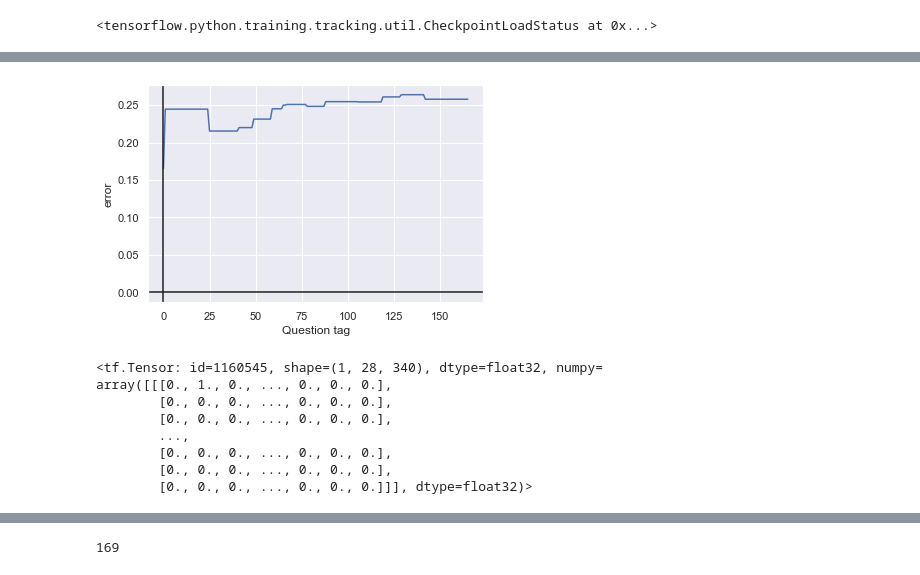
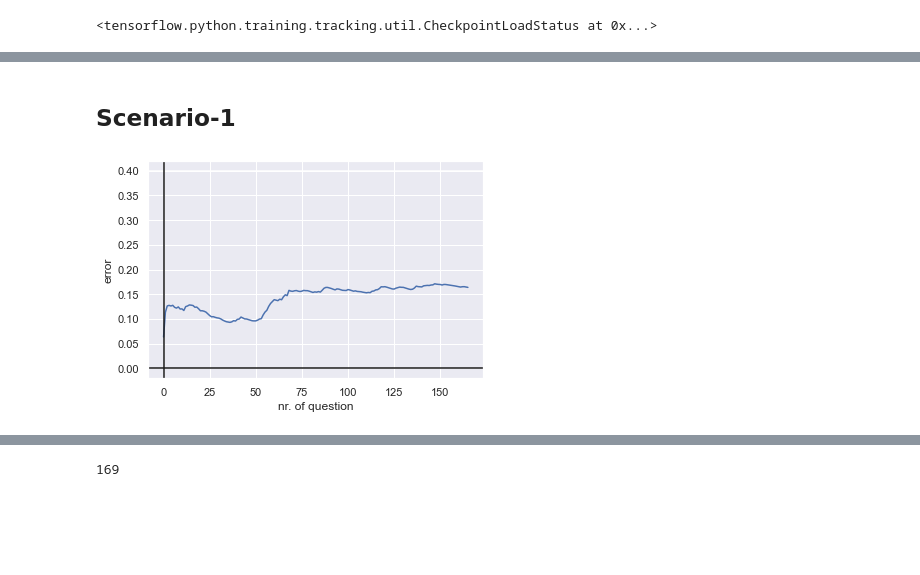
Before and after one commit to CemalYet/Modeling-Students-Knowledge-with-Neural-Approach-in-AI, a Jupyter notebook: examples/MOOC_170.ipynb, the cells around one changed output, grey strips where cells are left out. Drawn from its saved outputs; the diff is of its cells as text; code cells hidden in the pictures; blank space fills up the shorter version.

```diff
--- a/examples/MOOC_170.ipynb
+++ b/examples/MOOC_170.ipynb
@@ -306,14 +234,13 @@ plt.show()
-# %%
-a2=[4,28,44,52,62,68,70,81,91,109,122,132,145,169]
-err_=err_calculation_matrix/err_counter_matrix
-err_=np.nan_to_num(err_)
-a1=np.zeros((170,1))
-a1[0:10]=1
-a1[0:10]
-flr=0
-for i in a2:
-    ciel=i+1
-
-    val=sum(err_[flr :ciel])/(ciel-flr)
-    a1[flr :ciel]=val
-    flr=ciel
+# %% [markdown]
+## Scenario-1
+# %%
+def return_question_sample_correct(end):
+    """
+    This function creates virtual
+    student who answers 170 questions
+    correctly
+    """
+    dummy_input=np.zeros((1,end,340))
+    for i in range (end):
+        dummy_input[0][i][2*i+1] = 1
+    return dummy_input
@@ -320,21 +253,24 @@ for i in a2:
+# %%
+# Calculates error value for sequentially answered questions
+from tensorflow_core import float32
+err_list=[]
+for answer in student_answers:
+    # print(answer.shape)
+    answer_tensor = tf.convert_to_tensor(answer,dtype=float32)
+    answer_prediction = student_model.predict(answer_tensor)
+    x,y,z = answer_prediction.shape
+    total=0
+    for i in range(y-1):
+        total=abs(answer_prediction[0][i][i]-1)+total
+    err_list.append(total/y)
 # %%
-plt.plot(a1[4:])
+# Figure-1 for Scenario-1 Sequentially Answered Questions
+plt.plot(err_list[3:])
 plt.ylabel('error')
-plt.xlabel('Question tag')
+plt.xlabel('nr. of question')
+plt.axhline(y=0.4, color='w')
 plt.axhline(y=0, color='k')
 plt.axvline(x=0, color='k')
 plt.show()
 # %% [output]
-[figure, old version]
+[figure, new version]
-# %%
-s1=get_element_by_index(test_set,0)
-s1[0]
-# %% [output]
-<tf.Tensor: id=1160545, shape=(1, 28, 340), dtype=float32, numpy=
-array([[[0., 1., 0., ..., 0., 0., 0.],
-        [0., 0., 0., ..., 0., 0., 0.],
-        [0., 0., 0., ..., 0., 0., 0.],
-        ...,
-        [0., 0., 0., ..., 0., 0., 0.],
-        [0., 0., 0., ..., 0., 0., 0.],
-        [0., 0., 0., ..., 0., 0., 0.]]], dtype=float32)>
```
Also changed, not shown: parts of 109 cells of this notebook, 2 other files.
